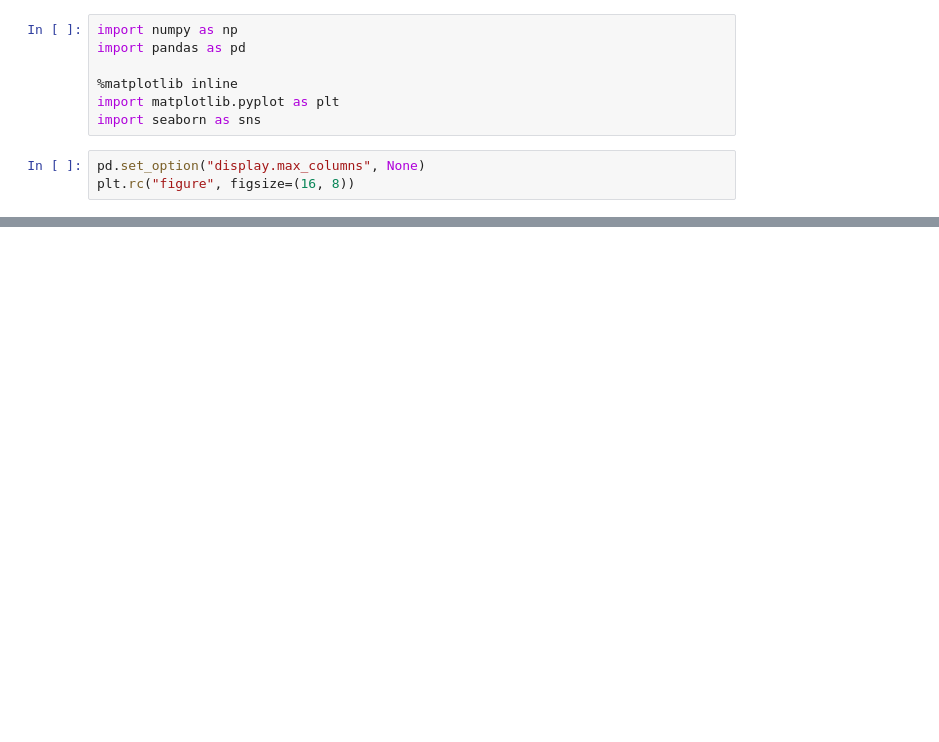
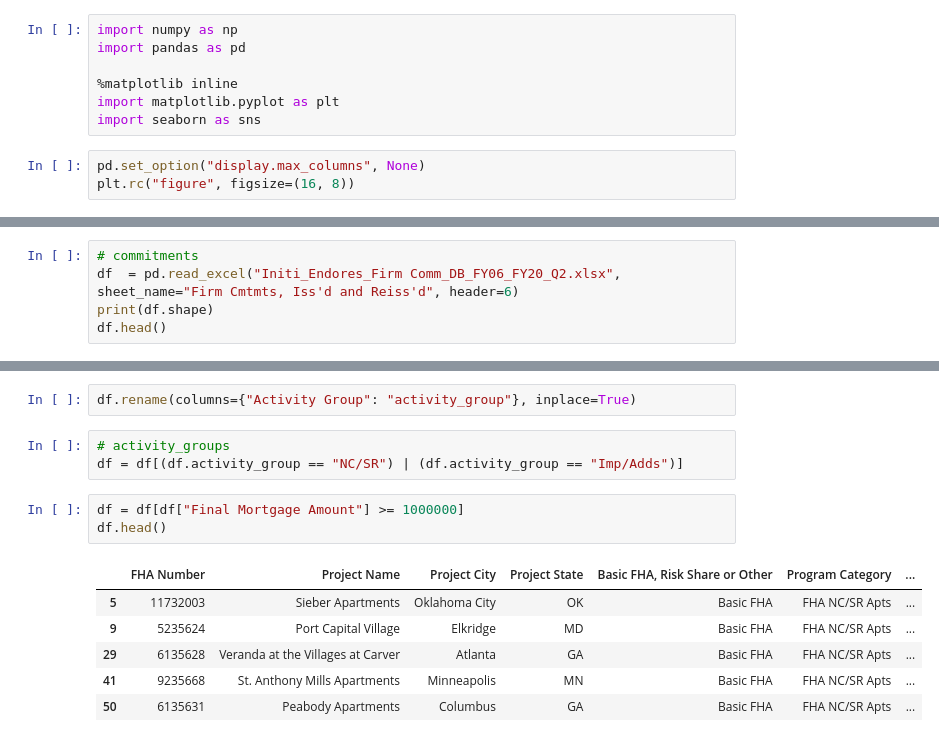
Before and after one commit to aleclhartman/personal_projects, a Jupyter notebook: testfit_wrangle.ipynb, the cells around one changed output, grey strips where cells are left out. Saved outputs shown, nothing was run; the diff lists cells and outputs as text; blank space fills up the shorter version.

```diff
--- a/testfit_wrangle.ipynb
+++ b/testfit_wrangle.ipynb
@@ -230,0 +23,5 @@ nc
+# %%
+# commitments
+df  = pd.read_excel("Initi_Endores_Firm Comm_DB_FY06_FY20_Q2.xlsx", sheet_name="Firm Cmtmts, Iss'd and Reiss'd", header=6)
+print(df.shape)
+df.head()
@@ -230,0 +36,15 @@ nc
+# %%
+df.rename(columns={"Activity Group": "activity_group"}, inplace=True)
+# %%
+# activity_groups
+df = df[(df.activity_group == "NC/SR") | (df.activity_group == "Imp/Adds")]
+# %%
+df = df[df["Final Mortgage Amount"] >= 1000000]
+df.head()
+# %% [output]
+|  | FHA Number | Project Name | Project City | Project State | Basic FHA, Risk Share or Other | Program Category | ... |
+| 5 | 11732003 | Sieber Apartments | Oklahoma City | OK | Basic FHA | FHA NC/SR Apts | ... |
+| 9 | 5235624 | Port Capital Village | Elkridge | MD | Basic FHA | FHA NC/SR Apts | ... |
+| 29 | 6135628 | Veranda at the Villages at Carver | Atlanta | GA | Basic FHA | FHA NC/SR Apts | ... |
+| 41 | 9235668 | St. Anthony Mills Apartments | Minneapolis | MN | Basic FHA | FHA NC/SR Apts | ... |
+| 50 | 6135631 | Peabody Apartments | Columbus | GA | Basic FHA | FHA NC/SR Apts | ... |
```
Also changed, not shown: parts of 35 cells of this notebook.
